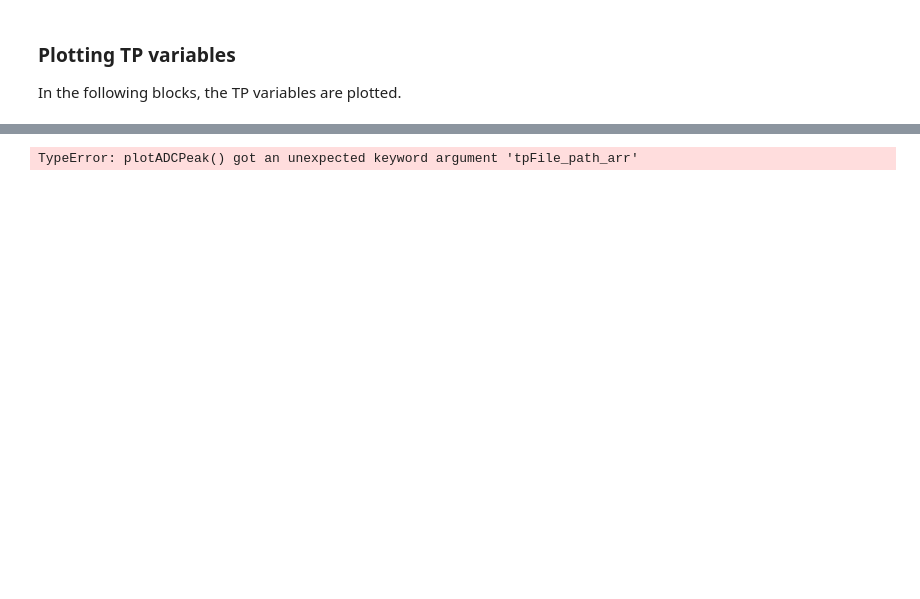
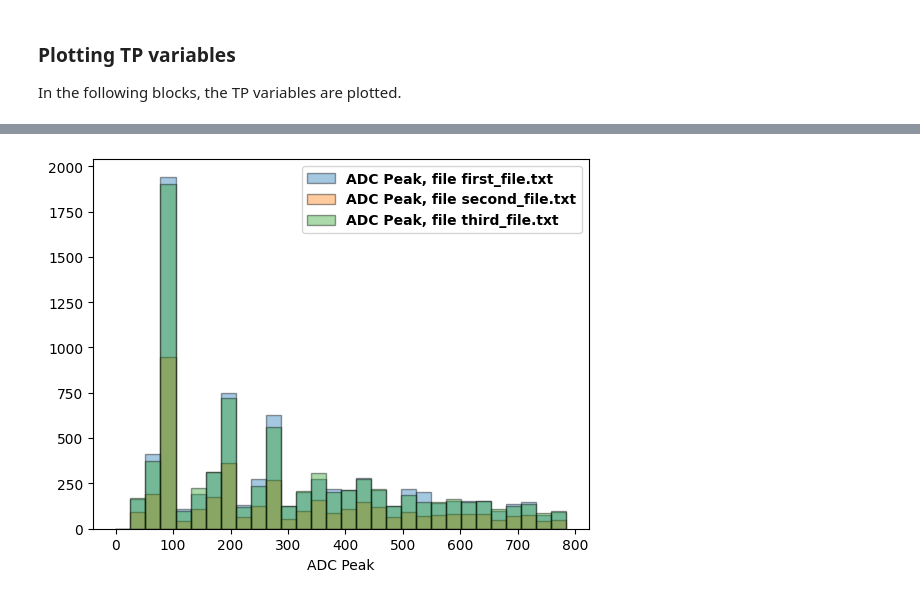
Before and after one commit to dune-sn-online-pointing/tp-plotting, a Jupyter notebook: plot-tps.ipynb, the cells around one changed output, grey strips where cells are left out. Drawn from its saved outputs; the diff is of its cells as text; code cells hidden in the pictures; blank space fills up the shorter version.

```diff
--- a/plot-tps.ipynb
+++ b/plot-tps.ipynb
@@ -118,12 +108,12 @@ plotADCIntegral(tps_lists, tpFile_path_arr,
 # %%
 # ADC PEAK DISTRIBUTION
 
-plotADCPeak(tps_lists=tps_lists, tpFile_path_arr=tpFile_path_arr,
+plotADCPeak(tps_lists, tpFile_path_arr,
             superimpose=superimpose,
             quantile=0.8,
             y_min=None, y_max=None)
 # %% [output]
-TypeError: plotADCPeak() got an unexpected keyword argument 'tpFile_path_arr'
+[figure, added]
 # %%
 # DET ID DISTRIBUTION
 
```
Also changed, not shown: parts of 8 cells of this notebook, 4 other files.
